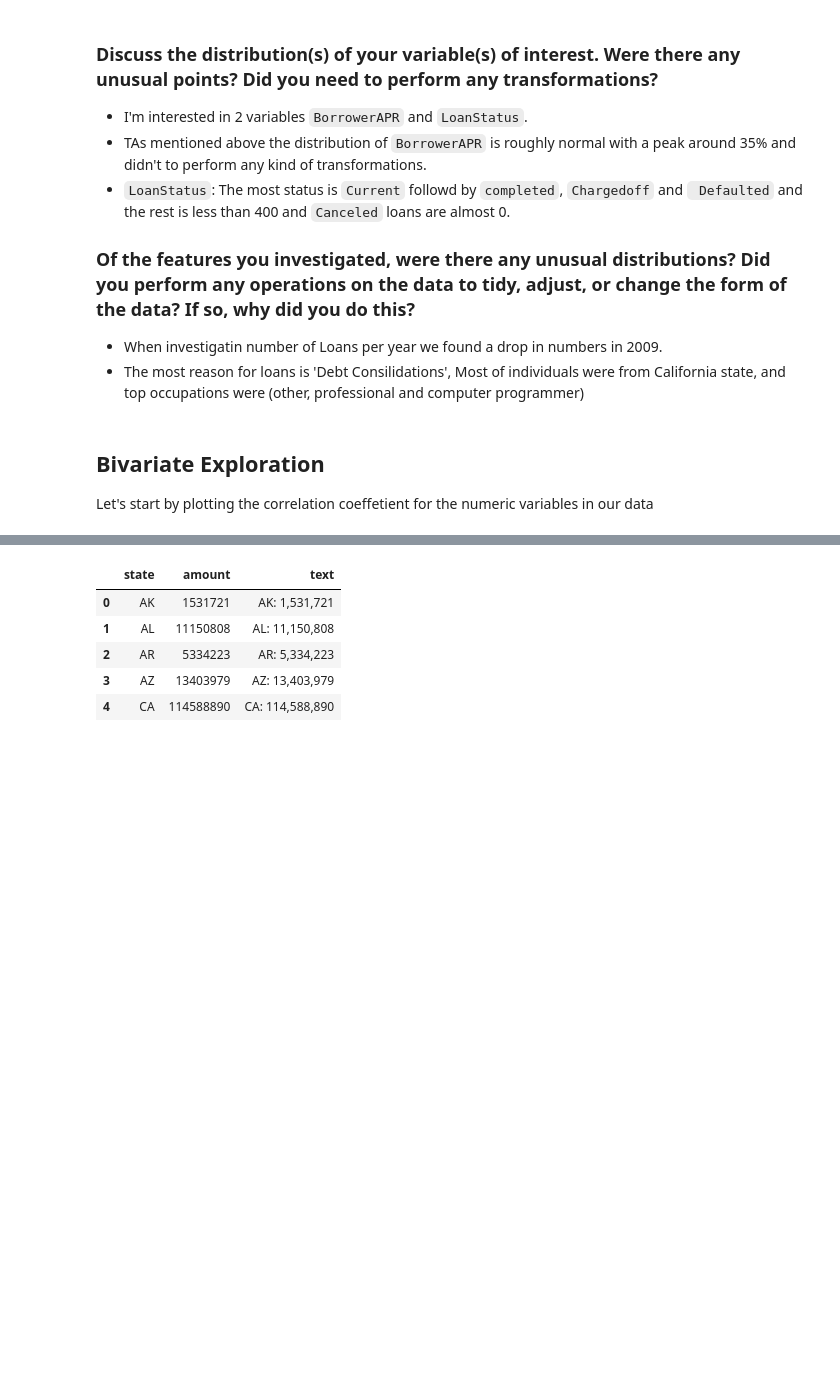
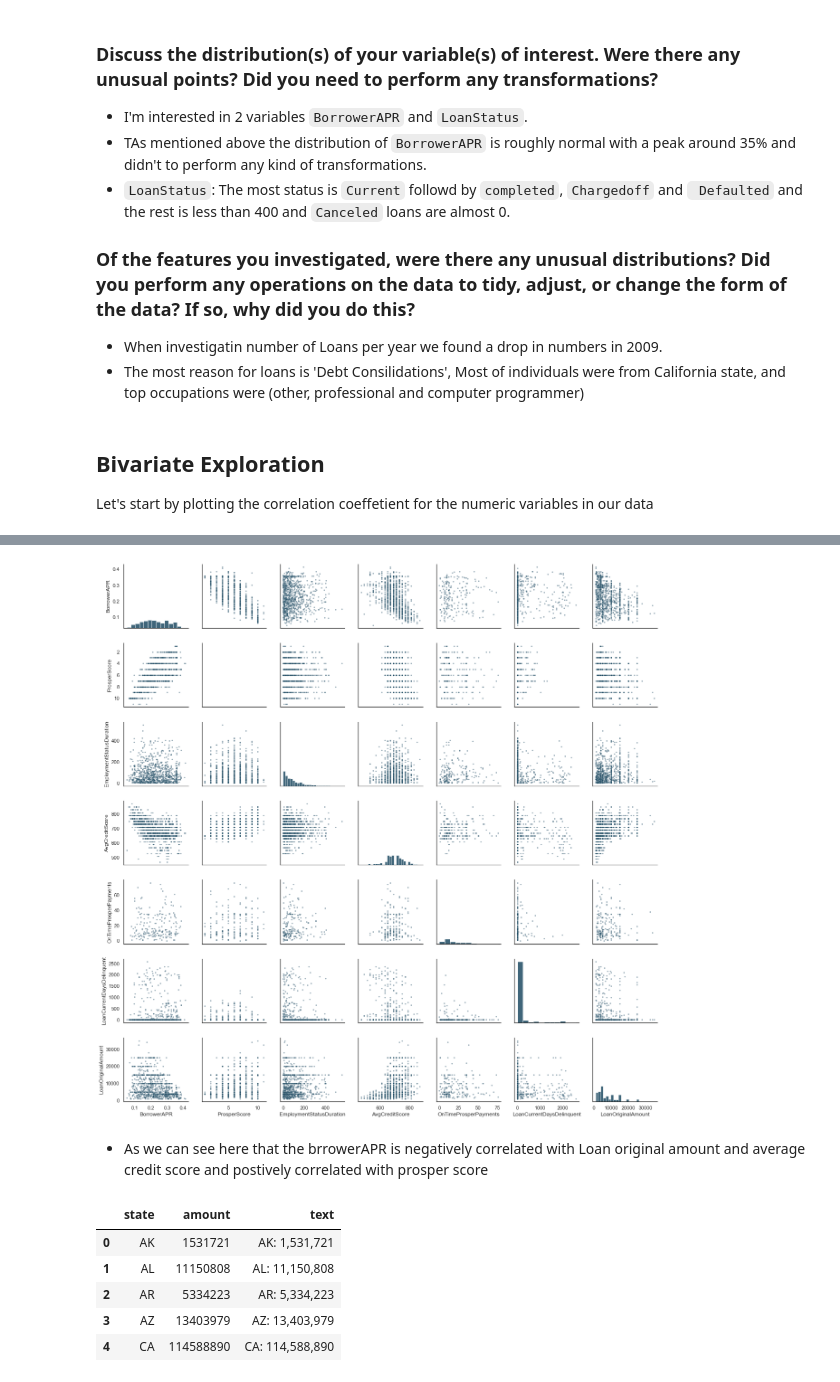
Before and after one commit to ahmed-gharib89/Communicate-Data-Findings, a Jupyter notebook: prosper_loan_exploration.ipynb, the cells around one changed output, grey strips where cells are left out. Saved outputs shown, nothing was run; the diff lists cells and outputs as text; code cells hidden in the pictures; blank space fills up the shorter version.

```diff
--- a/prosper_loan_exploration.ipynb
+++ b/prosper_loan_exploration.ipynb
@@ -729,3 +725,15 @@ sns.heatmap(loan_clean[num_cols].corr(),
+# %%
+# Sample for Pair Grid
+loan_samp = loan_clean.sample(1000)
+# %%
+# Pair grid plot for numeric variables
+g = sns.PairGrid(data=loan_samp, vars=num_cols)
+g = g.map_diag(sns.histplot, kde=False, color=base_color)
+g.map_offdiag(sns.scatterplot, color=base_color, alpha=0.4, s=10);
+# %% [output]
+[figure, added]
+# %% [markdown]
+- As we can see here that the brrowerAPR is negatively correlated with Loan original amount and average credit score and postively correlated with prosper score
 # %%
 # Creating a df for map plotting
 df = loan_clean[['BorrowerState', 'LoanOriginalAmount']].groupby('BorrowerState').sum().reset_index()
```
Also changed, not shown: parts of 8 cells of this notebook.
